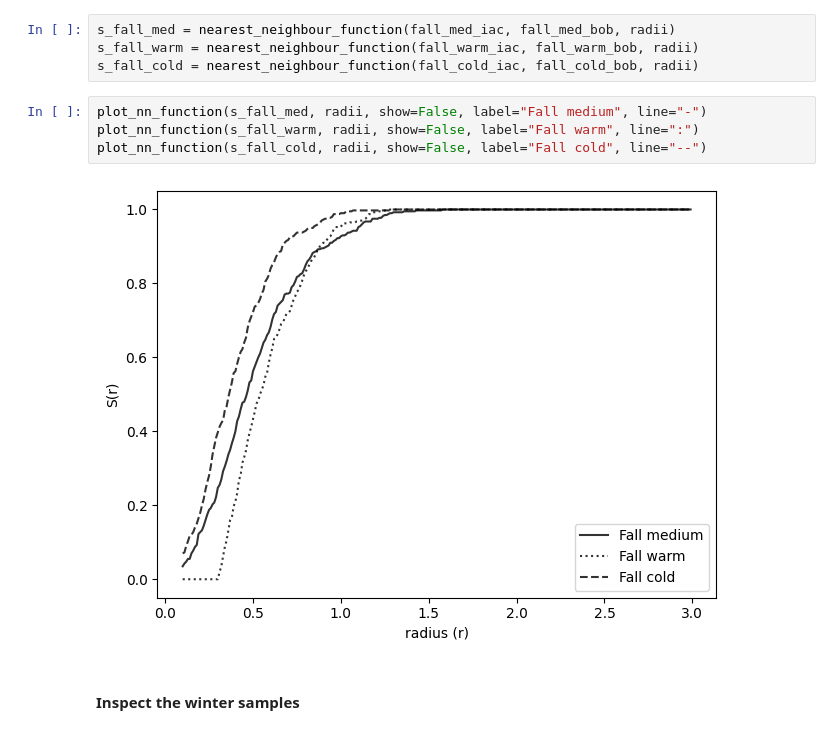
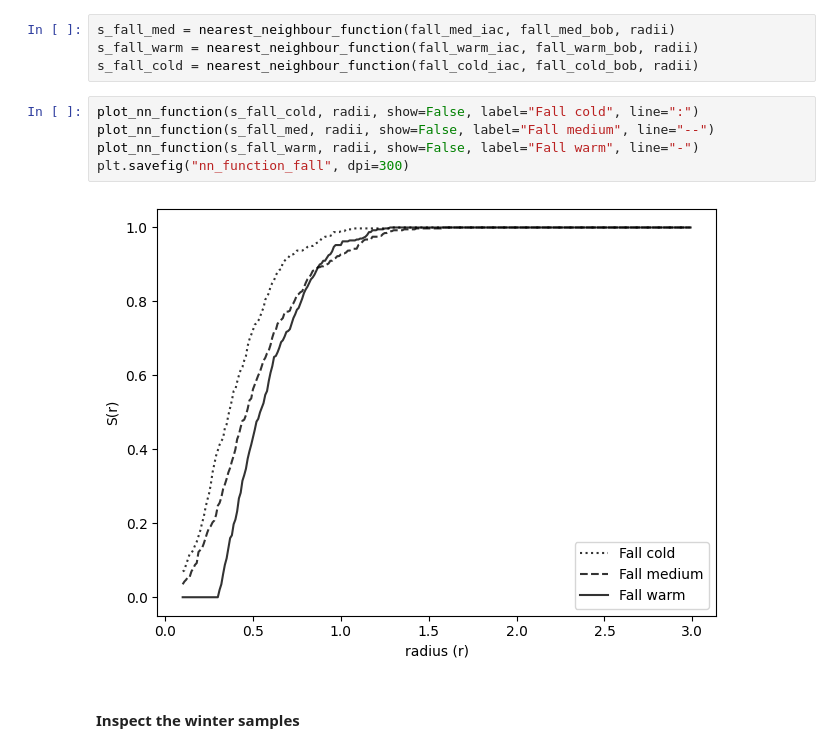
Before and after one commit to tlambert03/bobiac, a Jupyter notebook: content/08_colocalization/object_based_colocalization.ipynb, the cells around one changed output. Drawn from its saved outputs; the diff is of its cells as text.

```diff
--- a/content/08_colocalization/object_based_colocalization.ipynb
+++ b/content/08_colocalization/object_based_colocalization.ipynb
@@ -283,11 +283,12 @@ s_fall_med = nearest_neighbour_function(fall_med_iac, fall_med_bob, radii)
 s_fall_warm = nearest_neighbour_function(fall_warm_iac, fall_warm_bob, radii)
 s_fall_cold = nearest_neighbour_function(fall_cold_iac, fall_cold_bob, radii)
 # %%
-plot_nn_function(s_fall_med, radii, show=False, label="Fall medium", line="-")
-plot_nn_function(s_fall_warm, radii, show=False, label="Fall warm", line=":")
-plot_nn_function(s_fall_cold, radii, show=False, label="Fall cold", line="--")
+plot_nn_function(s_fall_cold, radii, show=False, label="Fall cold", line=":")
+plot_nn_function(s_fall_med, radii, show=False, label="Fall medium", line="--")
+plot_nn_function(s_fall_warm, radii, show=False, label="Fall warm", line="-")
+plt.savefig("nn_function_fall", dpi=300)
 # %% [output]
-[figure, old version]
+[figure, new version]
 # %% [markdown]
 #### Inspect the winter samples
 # %%
```
Also changed, not shown: parts of 13 cells of this notebook.
